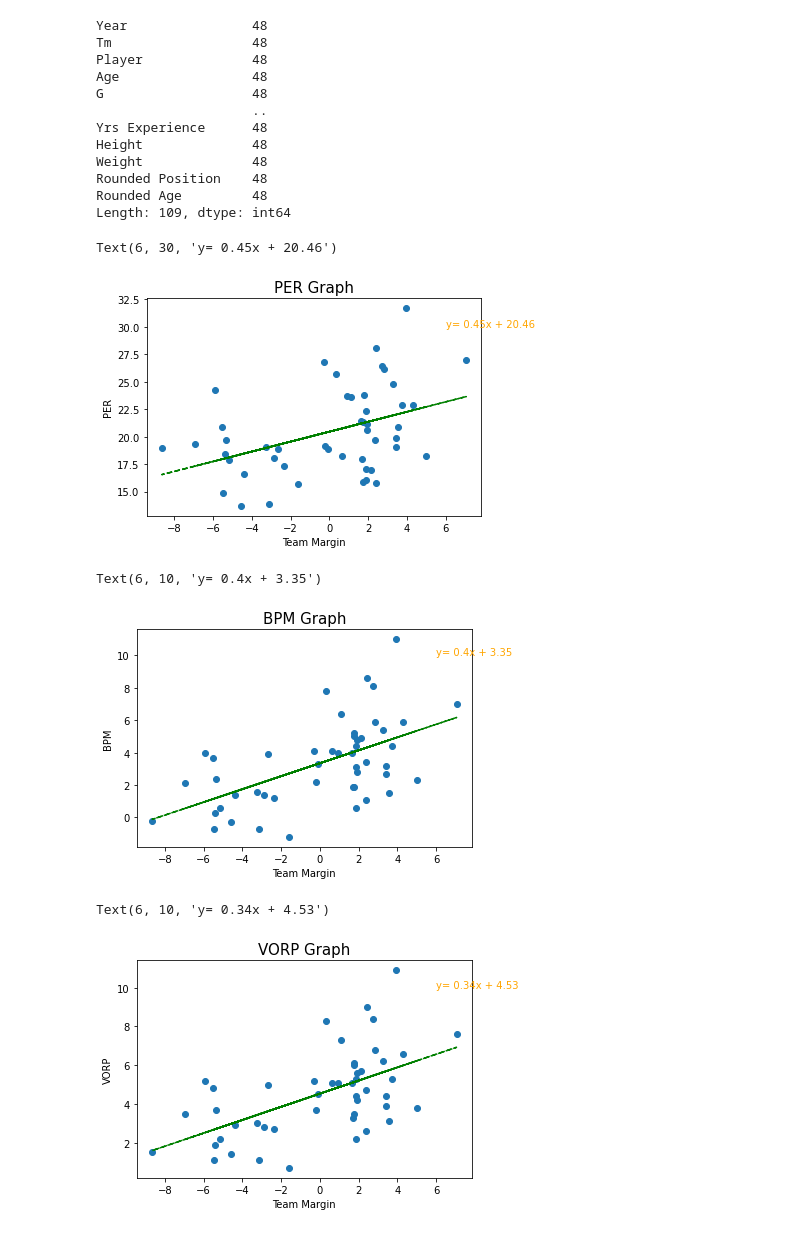
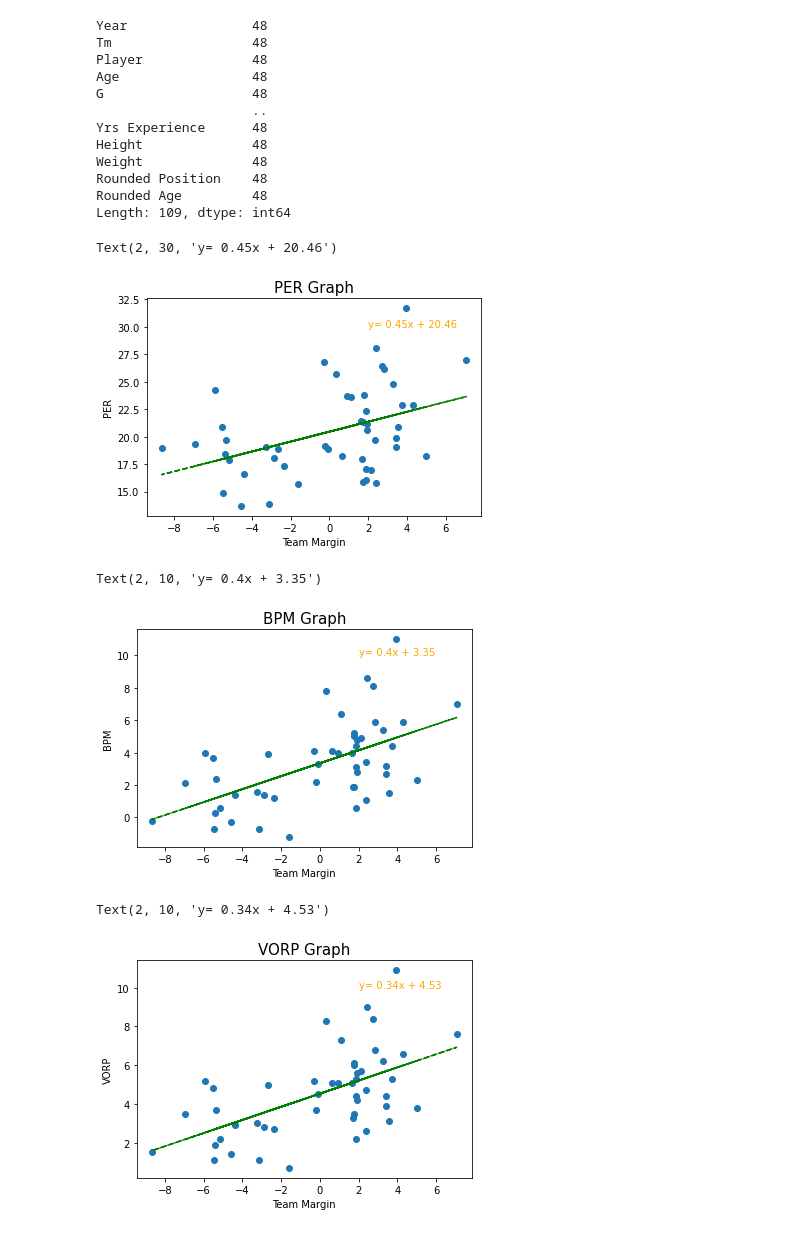
Before and after one commit to lovenalee/Ballers-Project1-Do-You-Really-Know-The-NBA-, a Jupyter notebook: nba_advance_player.ipynb, the cells around one changed output. Saved outputs shown, nothing was run; the diff lists cells and outputs as text; code cells hidden in the pictures.

```diff
--- a/nba_advance_player.ipynb
+++ b/nba_advance_player.ipynb
@@ -29,19 +29,19 @@ ws_corr = nba_adv2['Team Mar'].corr(nba_adv_clean['WS'])
 # %%
 vc_slope, vc_int, vc_r, vc_p, vc_std_err = st.linregress(nba_adv2['Team Mar'], nba_adv2['PER'])
 vc_fit = vc_slope * nba_adv2['Team Mar'] + vc_int
 equation = 'y= ' + str(round(vc_slope, 2)) + 'x + ' + str(round(vc_int, 2))
 
 
 plt.scatter(nba_adv2['Team Mar'], nba_adv2['PER'])
 plt.plot(nba_adv2['Team Mar'],vc_fit,"--", color = 'green')
 
 plt.xlabel('Team Margin')
 plt.ylabel('PER')
 plt.title('PER Graph',fontsize =15)
-plt.annotate(equation, xy=(6, 30), fontsize=10, color='orange')
+plt.annotate(equation, xy=(2, 30), fontsize=10, color='orange')
 # %% [output]
-Text(6, 30, 'y= 0.45x + 20.46')
+Text(2, 30, 'y= 0.45x + 20.46')
-[figure, old version]
+[figure, new version]
 # %%
 vc_slope, vc_int, vc_r, vc_p, vc_std_err = st.linregress(nba_adv2['Team Mar'], nba_adv2['BPM'])
 vc_fit = vc_slope * nba_adv2['Team Mar'] + vc_int
@@ -54,10 +54,10 @@ plt.plot(nba_adv2['Team Mar'],vc_fit,"--", color = 'green')
 plt.xlabel('Team Margin')
 plt.ylabel('BPM')
 plt.title('BPM Graph',fontsize =15)
-plt.annotate(equation, xy=(6, 10), fontsize=10, color='orange')
+plt.annotate(equation, xy=(2, 10), fontsize=10, color='orange')
 # %% [output]
-Text(6, 10, 'y= 0.4x + 3.35')
+Text(2, 10, 'y= 0.4x + 3.35')
-[figure, old version]
+[figure, new version]
 # %%
 vc_slope, vc_int, vc_r, vc_p, vc_std_err = st.linregress(nba_adv2['Team Mar'], nba_adv2['VORP'])
 vc_fit = vc_slope * nba_adv2['Team Mar'] + vc_int
@@ -70,10 +70,10 @@ plt.plot(nba_adv2['Team Mar'],vc_fit,"--", color = 'green')
 plt.xlabel('Team Margin')
 plt.ylabel('VORP')
 plt.title('VORP Graph',fontsize =15)
-plt.annotate(equation, xy=(6, 10), fontsize=10, color='orange')
+plt.annotate(equation, xy=(2, 10), fontsize=10, color='orange')
 # %% [output]
-Text(6, 10, 'y= 0.34x + 4.53')
+Text(2, 10, 'y= 0.34x + 4.53')
-[figure, old version]
+[figure, new version]
 # %%
 vc_slope, vc_int, vc_r, vc_p, vc_std_err = st.linregress(nba_adv2['Team Mar'], nba_adv2['WS'])
 vc_fit = vc_slope * nba_adv2['Team Mar'] + vc_int
```
Also changed, not shown: parts of 2 cells of this notebook, 2 other files.
